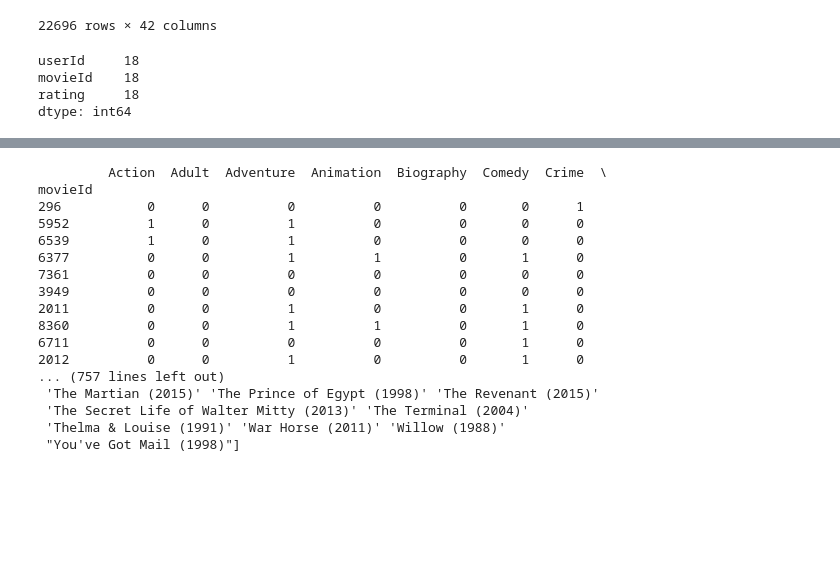
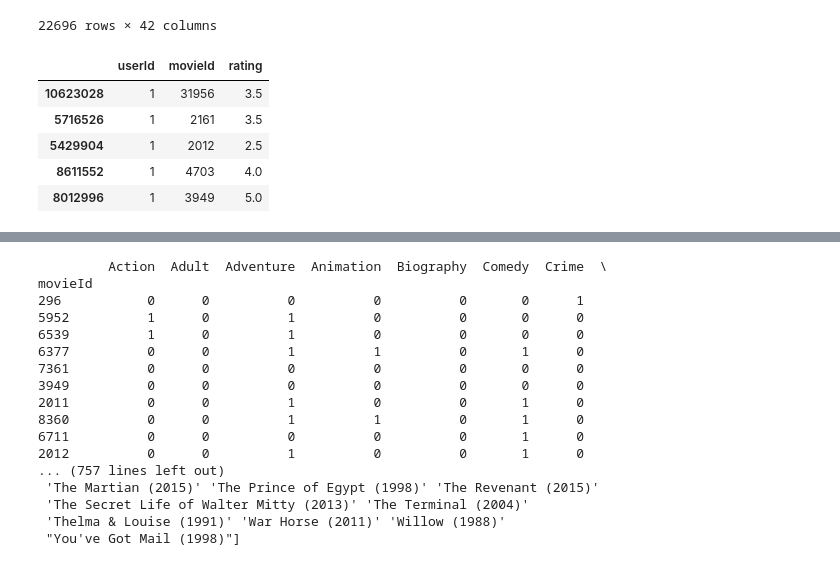
Before and after one commit to vincentlewi/import-group_name, a Jupyter notebook: content_based_kev.ipynb, the cells around one changed output, grey strips where cells are left out. Drawn from its saved outputs; the diff is of its cells as text; code cells hidden in the pictures; blank space fills up the shorter version.

```diff
--- a/content_based_kev.ipynb
+++ b/content_based_kev.ipynb
@@ -455,7 +454,0 @@ df_ratings = df_ratings.sort_values(by=['userId'])
-# %%
-df_ratings[df_ratings.userId == 1].count()
-# %% [output]
-userId     18
-movieId    18
-rating     18
-dtype: int64
@@ -461,0 +457,9 @@ dtype: int64
+# %%
+df_ratings.head()
+# %% [output]
+|  | userId | movieId | rating |
+| 10623028 | 1 | 31956 | 3.5 |
+| 5716526 | 1 | 2161 | 3.5 |
+| 5429904 | 1 | 2012 | 2.5 |
+| 8611552 | 1 | 4703 | 4.0 |
+| 8012996 | 1 | 3949 | 5.0 |
```
Also changed, not shown: parts of 30 cells of this notebook.
